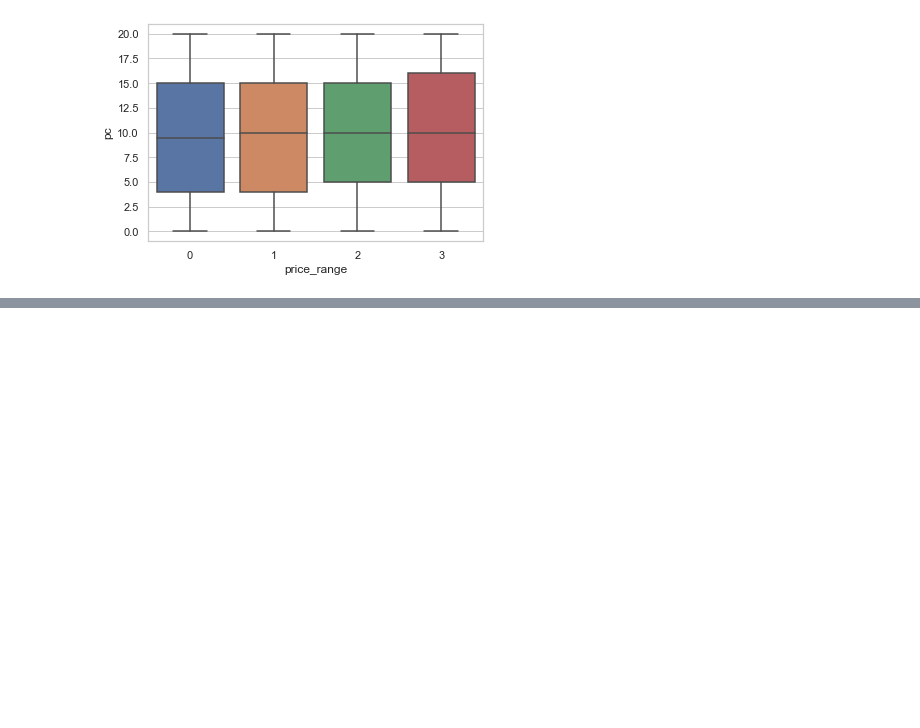
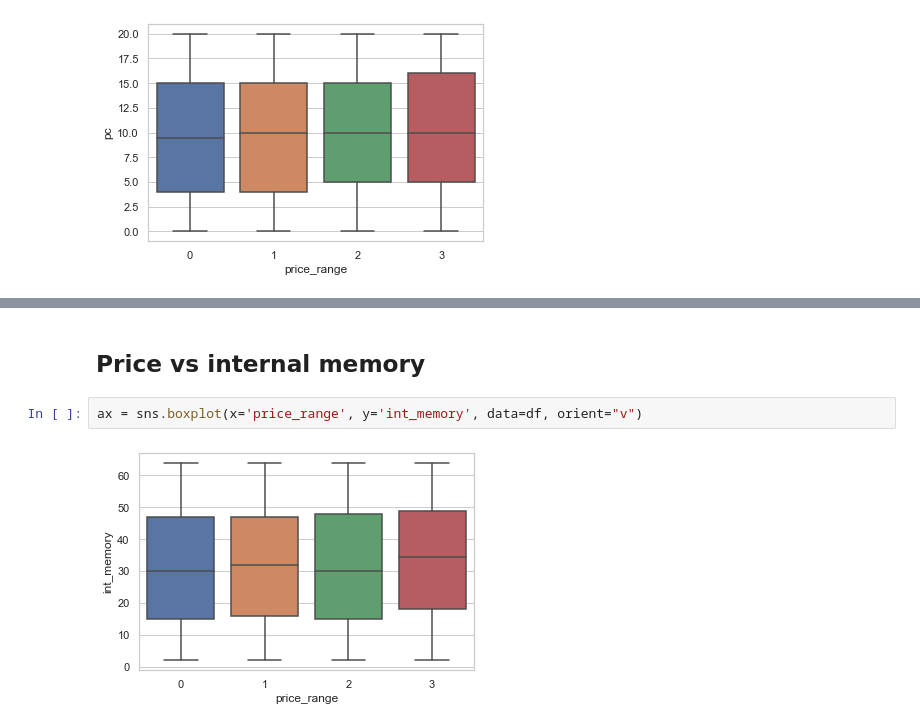
Before and after one commit to migue1994/MIND-workshop, a Jupyter notebook: Taller_1_MIND.ipynb, the cells around one changed output, grey strips where cells are left out. Saved outputs shown, nothing was run; the diff lists cells and outputs as text; blank space fills up the shorter version.

```diff
--- a/Taller_1_MIND.ipynb
+++ b/Taller_1_MIND.ipynb
@@ -257,0 +264,6 @@ ax = sns.boxplot(x='price_range', y='four_g', data=df, orient="v")
+# %% [markdown]
+## Price vs internal memory
+# %%
+ax = sns.boxplot(x='price_range', y='int_memory', data=df, orient="v")
+# %% [output]
+[figure, added]
```
Also changed, not shown: parts of 25 cells of this notebook.
